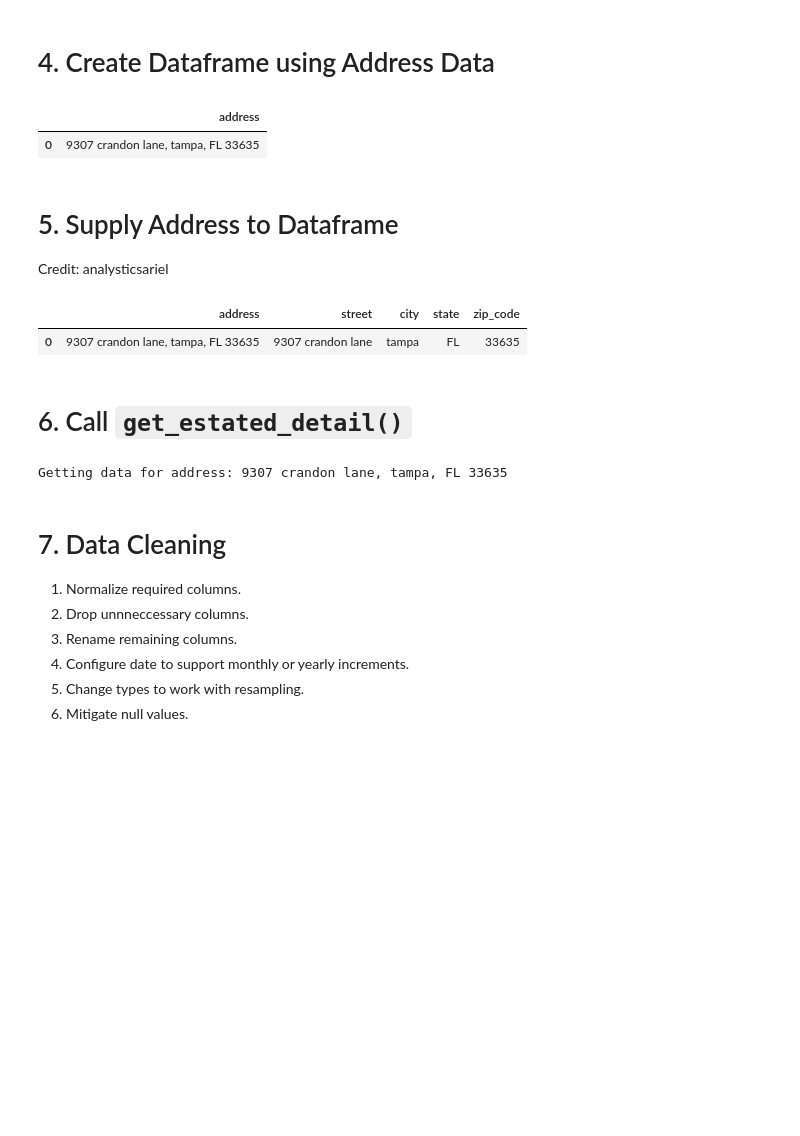
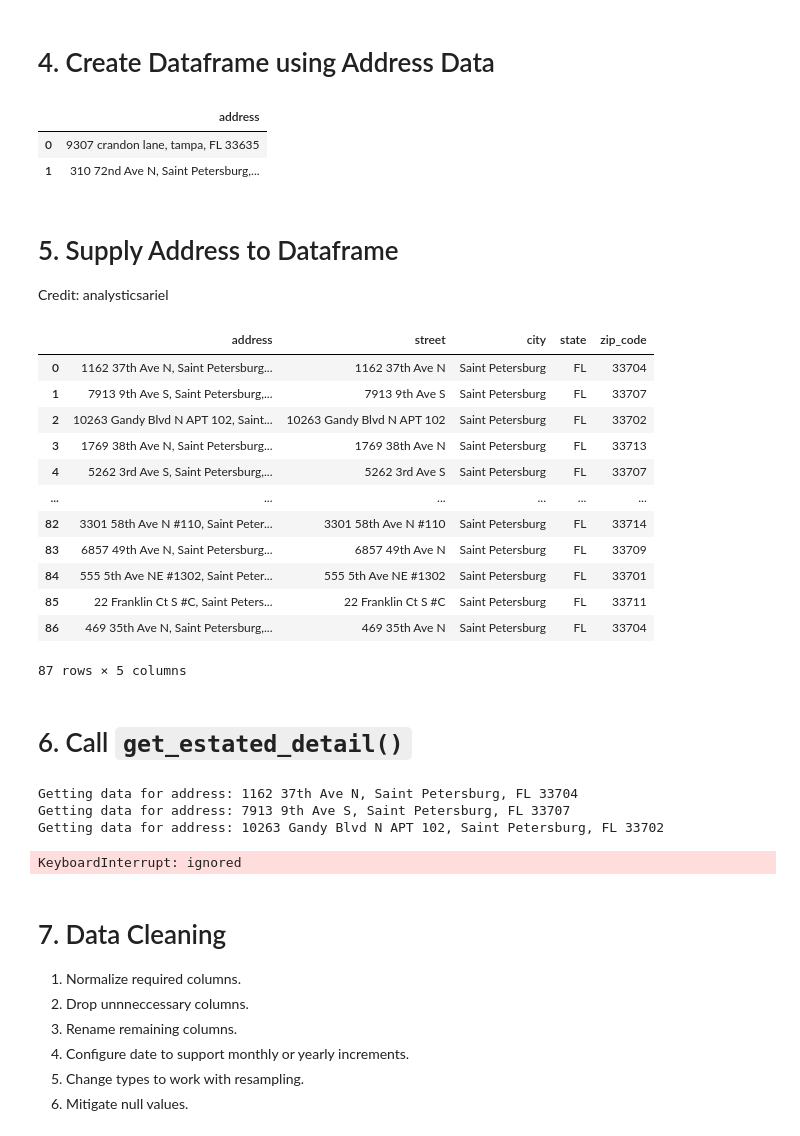
Before and after one commit to sid-ak/JPHomeValue, a Jupyter notebook: requests/estatedapi.ipynb, the cells around one changed output. Cells and saved outputs as stored; diff of their text form; code cells hidden in the pictures; blank space fills up the shorter version.

```diff
--- a/requests/estatedapi.ipynb
+++ b/requests/estatedapi.ipynb
@@ -47,29 +49,57 @@ def get_estated_detail(api_key,
   return response
 # %% [markdown]
 # 4. Create Dataframe using Address Data
+# %%
+# Read in the addresses from the csv files and store them into a dataframe
+
+df_addresses = pd.read_csv('/content/zillow_addresses_stPete.csv')
+df_addresses = df_addresses.rename(columns={"stPete_addresses" : "address"})
+
+# clear null values
+df_addresses_clean = df_addresses[df_addresses['address'].notnull()]
+# drop some invalid entries
+df_addresses_clean = df_addresses_clean.drop(70)
+df_addresses_clean = df_addresses_clean.drop(77)
+df_addresses_clean = df_addresses_clean.drop(99)
+# reset index
+df_addresses_clean = df_addresses_clean.reset_index(drop=True)
 # %%
+# Manual Testing
 # create a dataframe
 #d = {'address': ['9307 crandon lane, tampa, FL 33635', '310 72nd Ave N, Saint Petersburg, FL 33702', '135 NW Monroe Cir N, Saint Petersburg, FL 33702', '6990 18th St S, Saint Petersburg, FL 33712', '5718 18th Ave N, Saint Petersburg, FL 33710', '115 112th Ave NE APT 1027, Saint Petersburg, FL 33716', '4600 Dr Martin Luther King Jr St N, Saint Petersburg, FL 33703', '6420 6th Ave N, Saint Petersburg, FL 33710', '5386 Alhambra Way S, Saint Petersburg, FL 33712', '7403 46th Ave N LOT 274, Saint Petersburg, FL 33709', '3125 54th Ave N, Saint Petersburg, FL 33714'   ]}
-d = {'address': ['9307 crandon lane, tampa, FL 33635']}#, '310 72nd Ave N, Saint Petersburg, FL 33702', '135 NW Monroe Cir N, Saint Petersburg, FL 33702' ]}
-_df_addresses = pd.DataFrame(data=d)
-_df_addresses
+#d = {'address': ['9307 crandon lane, tampa, FL 33635', '310 72nd Ave N, Saint Petersburg, FL 33702']}#, '310 72nd Ave N, Saint Petersburg, FL 33702', '135 NW Monroe Cir N, Saint Petersburg, FL 33702' ]}
+#_df_addresses = pd.DataFrame(data=d)
+#_df_addresses
 # %% [output]
 |  | address |
 | 0 | 9307 crandon lane, tampa, FL 33635 |
+| 1 | 310 72nd Ave N, Saint Petersburg,... |
 # %% [markdown]
 # 5. Supply Address to Dataframe
 Credit: analysticsariel
 # %%
 # split dataframe into sub address elements
-df_addresses = _df_addresses.copy()
+df_addresses = df_addresses_clean.copy()
+
 df_addresses['street'] = df_addresses.apply(lambda x: x['address'].split(',')[0], axis=1)
 df_addresses['city'] = df_addresses.apply(lambda x: x['address'].split(',')[1].strip(), axis=1)
 df_addresses['state'] = df_addresses.apply(lambda x: x['address'].split(',')[2].split()[0], axis=1)
 df_addresses['zip_code'] = df_addresses.apply(lambda x: x['address'].split(',')[2].split()[1], axis=1)
 df_addresses
 # %% [output]
 |  | address | street | city | state | zip_code |
-| 0 | 9307 crandon lane, tampa, FL 33635 | 9307 crandon lane | tampa | FL | 33635 |
+| 0 | 1162 37th Ave N, Saint Petersburg... | 1162 37th Ave N | Saint Petersburg | FL | 33704 |
+| 1 | 7913 9th Ave S, Saint Petersburg,... | 7913 9th Ave S | Saint Petersburg | FL | 33707 |
+| 2 | 10263 Gandy Blvd N APT 102, Saint... | 10263 Gandy Blvd N APT 102 | Saint Petersburg | FL | 33702 |
+| 3 | 1769 38th Ave N, Saint Petersburg... | 1769 38th Ave N | Saint Petersburg | FL | 33713 |
+| 4 | 5262 3rd Ave S, Saint Petersburg,... | 5262 3rd Ave S | Saint Petersburg | FL | 33707 |
+| ... | ... | ... | ... | ... | ... |
+| 82 | 3301 58th Ave N #110, Saint Peter... | 3301 58th Ave N #110 | Saint Petersburg | FL | 33714 |
+| 83 | 6857 49th Ave N, Saint Petersburg... | 6857 49th Ave N | Saint Petersburg | FL | 33709 |
+| 84 | 555 5th Ave NE #1302, Saint Peter... | 555 5th Ave NE #1302 | Saint Petersburg | FL | 33701 |
+| 85 | 22 Franklin Ct S #C, Saint Peters... | 22 Franklin Ct S #C | Saint Petersburg | FL | 33711 |
+| 86 | 469 35th Ave N, Saint Petersburg,... | 469 35th Ave N | Saint Petersburg | FL | 33704 |
+87 rows × 5 columns
 # %% [markdown]
 # 6. Call `get_estated_detail()`
 # %%
@@ -95,11 +125,14 @@ for index, row in df_addresses.iterrows():
                         state,
                         zip_code)
   # append to list
-   response_list.append(response.json())
+  response_list.append(response.json())
 
   response.json()
 # %% [output]
-Getting data for address: 9307 crandon lane, tampa, FL 33635
+Getting data for address: 1162 37th Ave N, Saint Petersburg, FL 33704
+Getting data for address: 7913 9th Ave S, Saint Petersburg, FL 33707
+Getting data for address: 10263 Gandy Blvd N APT 102, Saint Petersburg, FL 33702
+KeyboardInterrupt: ignored
 # %% [markdown]
 # 7. Data Cleaning
 
```
Also changed, not shown: parts of 1 cell of this notebook.
